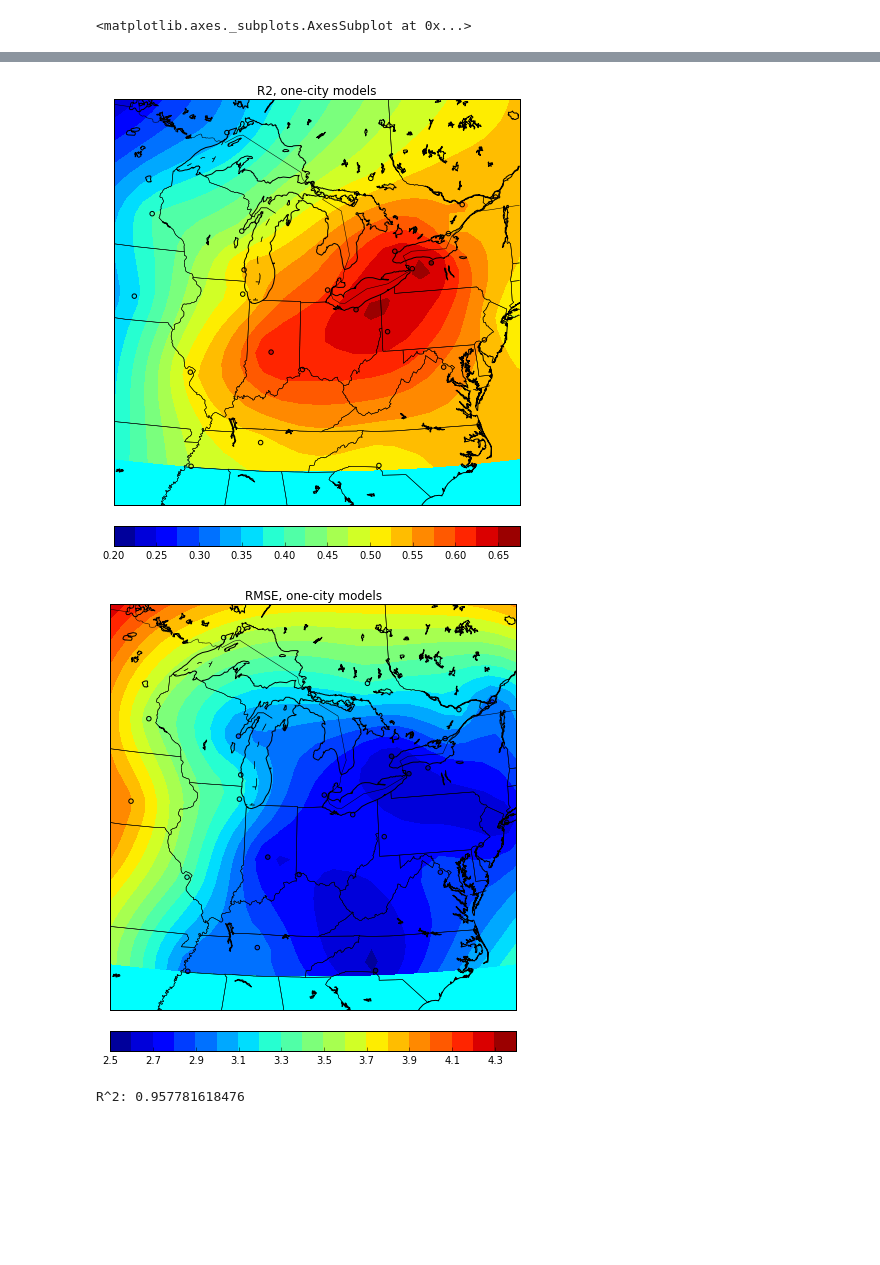
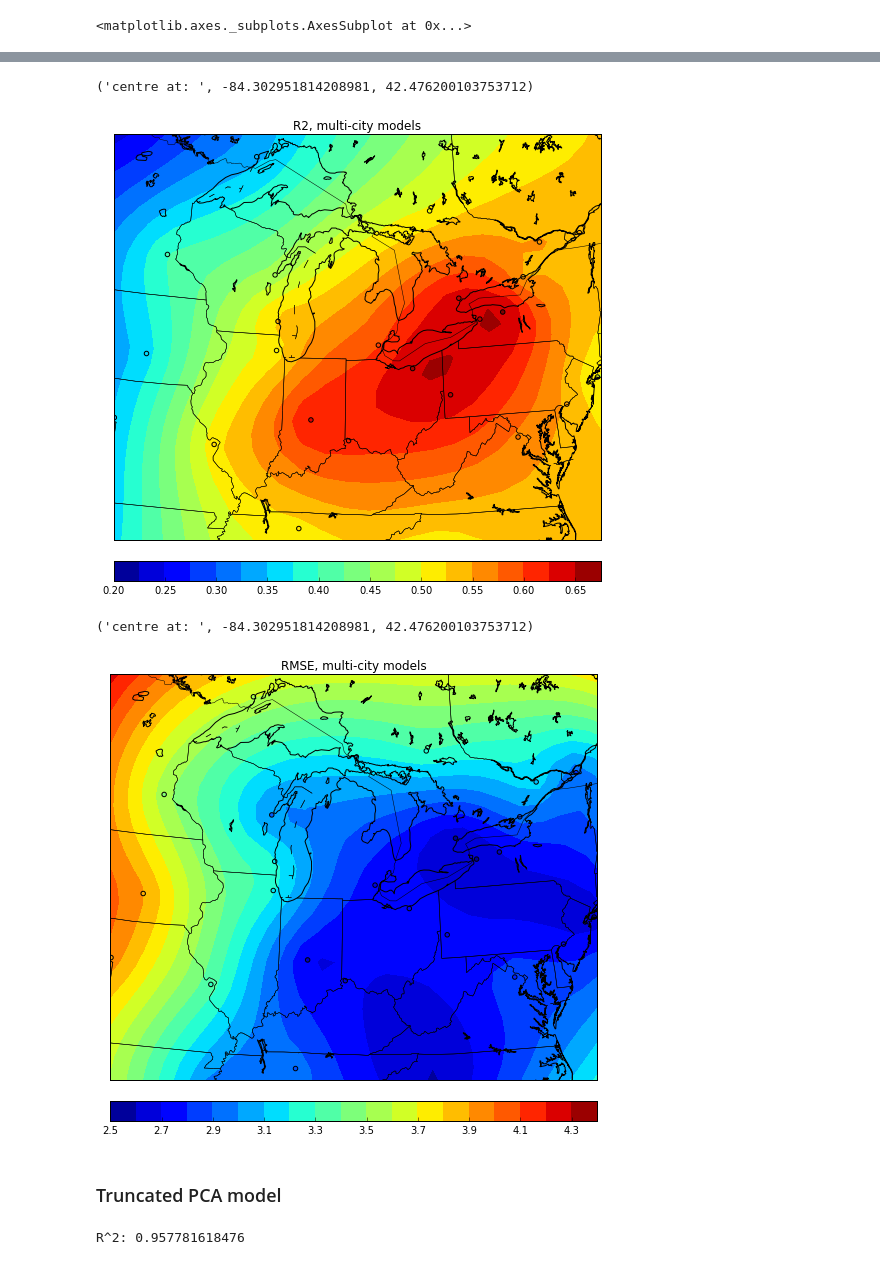
Before and after one commit to majorgowan/wpwp, a Jupyter notebook: Scraping/Notebooks/wU_Regression_models.ipynb, the cells around one changed output, grey strips where cells are left out. Saved outputs shown, nothing was run; the diff lists cells and outputs as text; code cells hidden in the pictures; blank space fills up the shorter version.

```diff
--- a/Scraping/Notebooks/wU_Regression_models.ipynb
+++ b/Scraping/Notebooks/wU_Regression_models.ipynb
@@ -462,12 +471,16 @@ RMSE:           3.34991816528
 # %%
 stations = [a['station'] for a in perfList]
 R2 = [a['R2_base'] for a in perfList]
 RMSE = [a['RMSE'] for a in perfList]
-Map.contourPlotStationsOnMap(stations, R2, title='R2, one-city models', width_fac=18, height_fac=18)
-Map.contourPlotStationsOnMap(stations, RMSE, title='RMSE, one-city models', width_fac=18, height_fac=18)
+Map.contourPlotStationsOnMap(stations, R2, title='R2, multi-city models', width_fac=18, height_fac=15)
+Map.contourPlotStationsOnMap(stations, RMSE, title='RMSE, multi-city models', width_fac=18, height_fac=15)
 # %% [output]
+('centre at: ', -84.302951814208981, 42.476200103753712)
-[figure, old version]
+[figure, new version]
+('centre at: ', -84.302951814208981, 42.476200103753712)
-[figure, old version]
+[figure, new version]
+# %% [markdown]
+### Truncated PCA model
 # %%
 # PCA models
 # using data from multiple cities on multiple days
```
Also changed, not shown: parts of 26 cells of this notebook, 2 other files.
